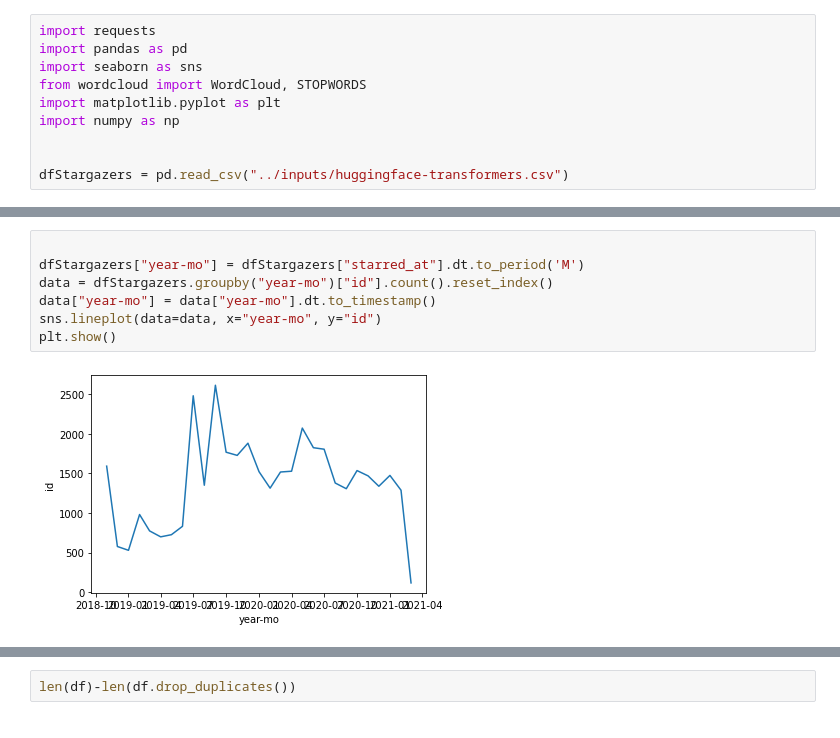
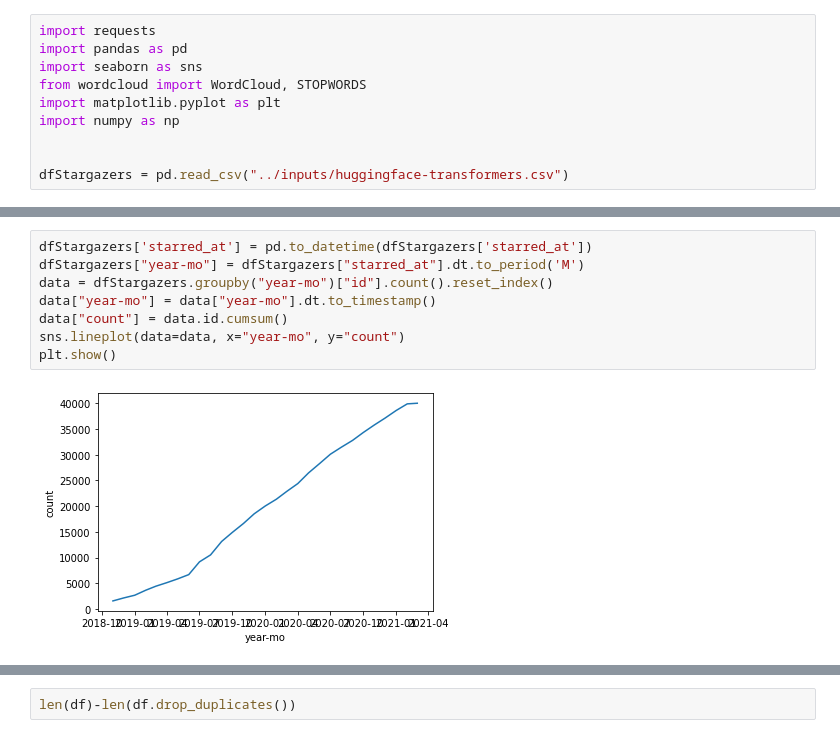
Before and after one commit to Julia-Susser/GPTs-are-GPTs-GitHub-Fork-Analysis, a Jupyter notebook: src/graph.ipynb, the cells around one changed output, grey strips where cells are left out. Cells and saved outputs as stored; diff of their text form.

```diff
--- a/src/graph.ipynb
+++ b/src/graph.ipynb
@@ -31,9 +31,10 @@ memory usage: 5.8+ MB
 # %%
-
+dfStargazers['starred_at'] = pd.to_datetime(dfStargazers['starred_at'])
 dfStargazers["year-mo"] = dfStargazers["starred_at"].dt.to_period('M')
 data = dfStargazers.groupby("year-mo")["id"].count().reset_index()
 data["year-mo"] = data["year-mo"].dt.to_timestamp()
-sns.lineplot(data=data, x="year-mo", y="id")
+data["count"] = data.id.cumsum()
+sns.lineplot(data=data, x="year-mo", y="count")
 plt.show()
 # %% [output]
-[figure, old version]
+[figure, new version]
```
Also changed, not shown: parts of 5 cells of this notebook, 4 other files.
